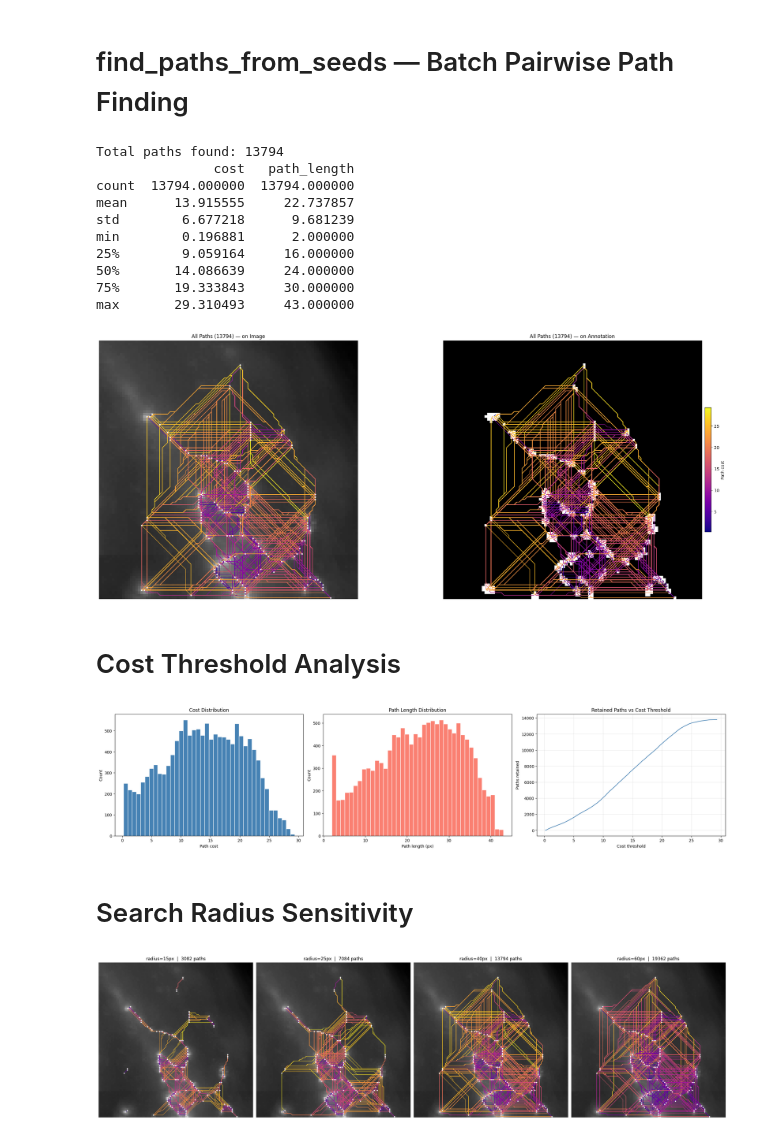
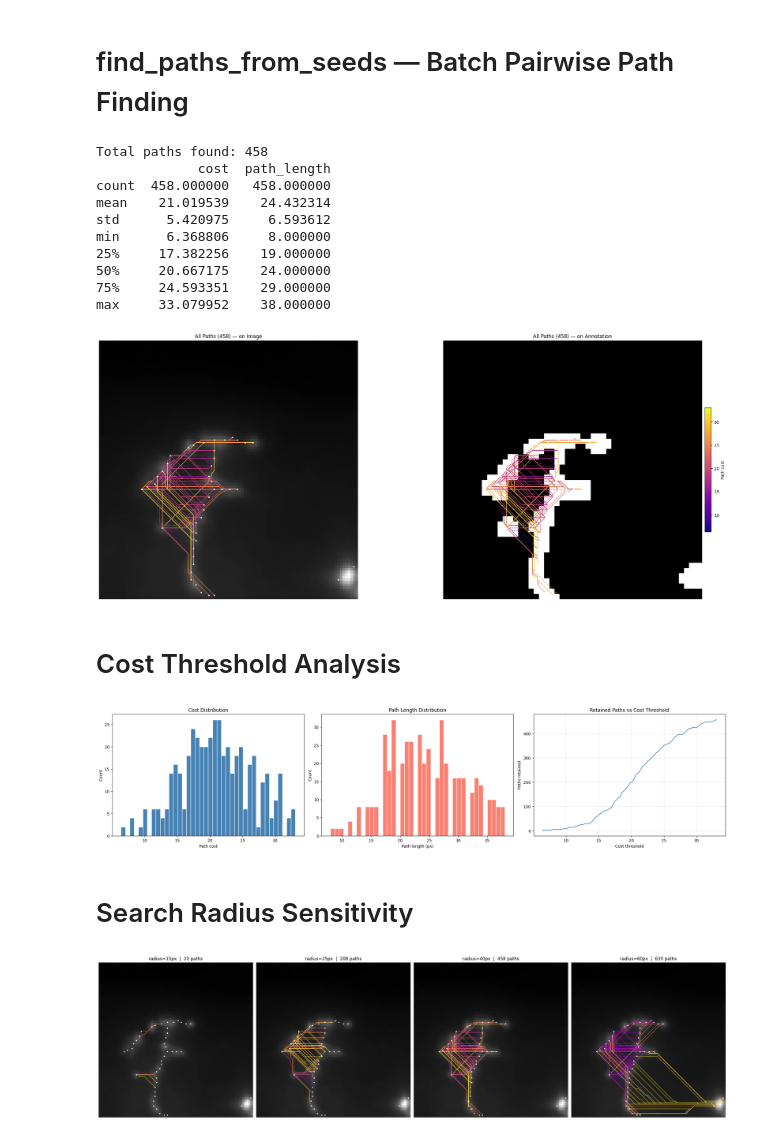
Before and after one commit to Ponywen0819/ienf_q, a Jupyter notebook: notebooks/pathfinder/test.ipynb, the cells around one changed output. Saved outputs shown, nothing was run; the diff lists cells and outputs as text; code cells hidden in the pictures.

```diff
--- a/notebooks/pathfinder/test.ipynb
+++ b/notebooks/pathfinder/test.ipynb
@@ -38,12 +38,20 @@ annotation shape: (2867, 5632), dtype: uint8
 # %%
 def crop(image:np.ndarray):
-    x, y, w, h = 4840, 1760 , 100, 100
+    x, y, w, h = 2800, 875 , 100, 100
     cropped_image = image[y:y+h, x:x+w]
     return cropped_image
 
 roi_image = crop(image)
 roi_mask = crop(mask)
 roi_annotation = crop(annotation)
+kernel = cv2.getStructuringElement(cv2.MORPH_RECT, (3, 3))
+roi_annotation = cv2.morphologyEx(roi_annotation, cv2.MORPH_OPEN, kernel)
+
+# apply closing to roi_annotation to fill small holes
+roi_annotation = cv2.morphologyEx(roi_annotation, cv2.MORPH_CLOSE, kernel)
+roi_annotation[roi_annotation > 0] = 255
+# roi_annotation[roi_annotation <= 127] = 0
+
 _, axes = plt.subplots(3, 1, figsize=(18, 6), constrained_layout=True)
 axes[0].imshow(roi_image,      cmap='gray');  axes[0].set_title('Image');       axes[0].axis('off')
 axes[1].imshow(roi_mask,       cmap='gray');  axes[1].set_title('Mask');        axes[1].axis('off')
@@ -54,5 +62,5 @@ plt.show()
 # %%
-builder = TopologyBuilder(segment_length=1.0)
+builder = TopologyBuilder(segment_length=3.0)
 skeleton = builder.build_skeleton_graph(roi_annotation, roi_image)
 
 print(f'Nodes: {skeleton.number_of_nodes()}')
@@ -284,11 +292,15 @@ plt.show()
 # find_paths_from_seeds — Batch Pairwise Path Finding
 # %%
 SEARCH_RADIUS = 40.0
+
+labeled = np.asarray(ski.measure.label(roi_annotation, connectivity=2))
+
 
 path_lookup = pathfinder.find_paths_from_seeds(
     topology_points=topology_points,
     kdtree=kdtree,
     search_radius=SEARCH_RADIUS,
+    label_img=labeled,
 )
 
 print(f'Total paths found: {len(path_lookup)}')
@@ -297,16 +309,16 @@ costs = [v[1] for v in path_lookup.values()]
 lengths = [len(v[0]) for v in path_lookup.values()]
 print(pd.DataFrame({'cost': costs, 'path_length': lengths}).describe().to_string())
 # %% [output]
-Total paths found: 13794
-               cost   path_length
-count  13794.000000  13794.000000
-mean      13.915555     22.737857
-std        6.677218      9.681239
-min        0.196881      2.000000
-25%        9.059164     16.000000
-50%       14.086639     24.000000
-75%       19.333843     30.000000
-max       29.310493     43.000000
+Total paths found: 458
+             cost  path_length
+count  458.000000   458.000000
+mean    21.019539    24.432314
+std      5.420975     6.593612
+min      6.368806     8.000000
+25%     17.382256    19.000000
+50%     20.667175    24.000000
+75%     24.593351    29.000000
+max     33.079952    38.000000
 # %%
 fig, axes = plt.subplots(1, 2, figsize=(22, 9), constrained_layout=True)
 
@@ -336,7 +348,7 @@ sm.set_array([])
 plt.colorbar(sm, ax=axes[1], fraction=0.02, pad=0.01, label='Path cost')
 plt.show()
 # %% [output]
-[figure, old version]
+[figure, new version]
 # %% [markdown]
 # Cost Threshold Analysis
 # %%
@@ -365,35 +377,36 @@ axes[2].grid(True, alpha=0.3)
 
 plt.show()
 # %% [output]
-[figure, old version]
+[figure, new version]
 # %% [markdown]
 # Search Radius Sensitivity
 # %%
 radii = [15, 25, 40, 60]
 fig, axes = plt.subplots(1, len(radii), figsize=(24, 7), constrained_layout=True)
 
 for ax, r in zip(axes, radii):
     pl = pathfinder.find_paths_from_seeds(
         topology_points=topology_points,
         kdtree=kdtree,
         search_radius=r,
+        label_img=labeled,
     )
     r_costs = [v[1] for v in pl.values()]
     norm_r = plt.Normalize(vmin=min(r_costs) if r_costs else 0,
                            vmax=max(r_costs) if r_costs else 1)
 
     ax.imshow(roi_image, cmap='gray')
     ax.set_title(f'radius={r}px  |  {len(pl)} paths')
     ax.axis('off')
 
     for (s, t), (path, cost) in pl.items():
         ys = [p[0] for p in path]
         xs = [p[1] for p in path]
         ax.plot(xs, ys, color=plt.cm.plasma(norm_r(cost)), linewidth=0.8, alpha=0.6)
 
     ax.scatter(topology_points[:, 1], topology_points[:, 0],
                c='white', s=10, zorder=5, linewidths=0)
 
 plt.show()
 # %% [output]
-[figure, old version]
+[figure, new version]
```
Also changed, not shown: parts of 10 cells of this notebook, 18 other files.
